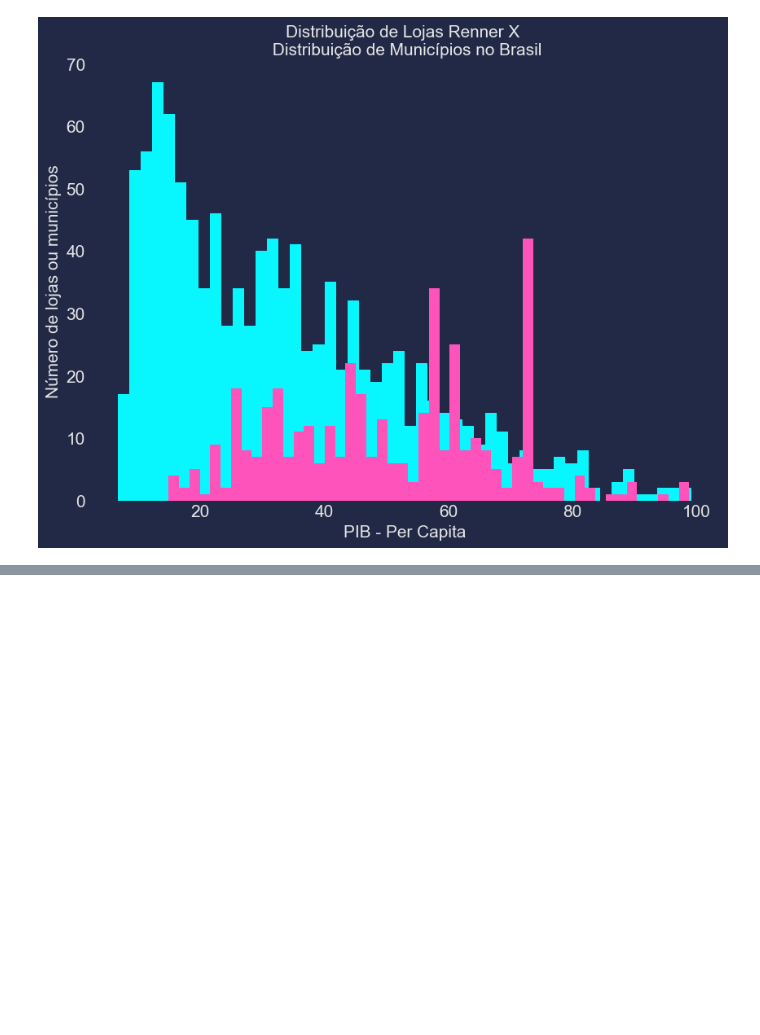
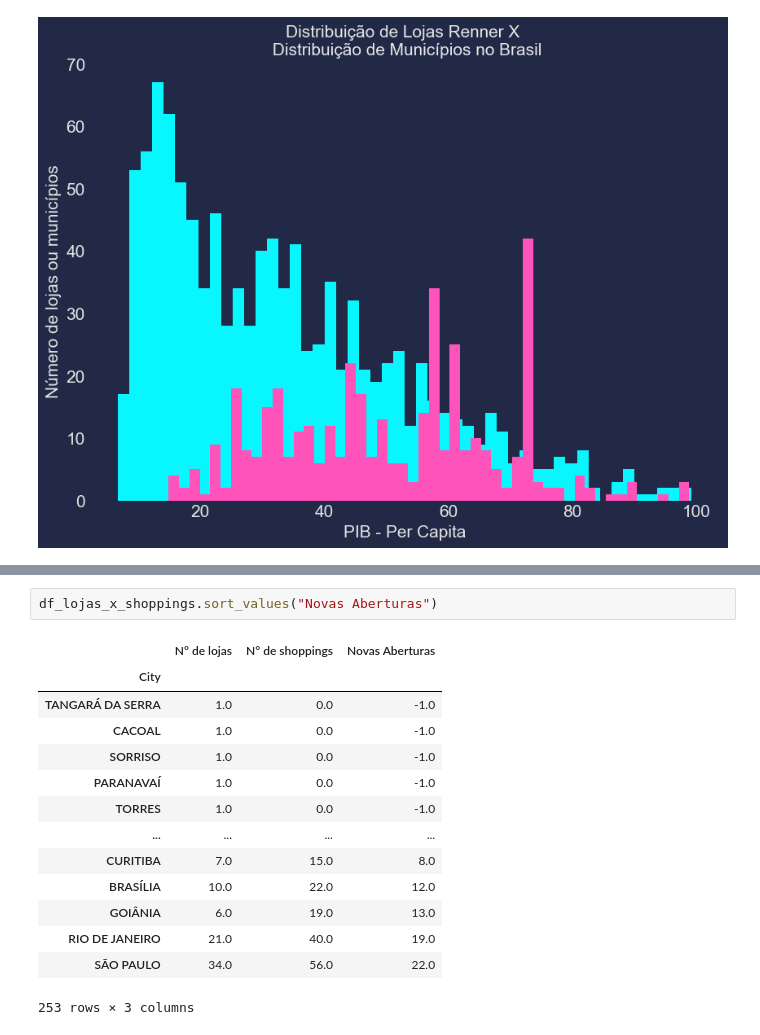
Before and after one commit to edigarmaia/python-mercado-financeiro, a Jupyter notebook: Analise Fundamentalista com Dados.ipynb, the cells around one changed output, grey strips where cells are left out. Cells and saved outputs as stored; diff of their text form; blank space fills up the shorter version.

```diff
--- a/Analise Fundamentalista com Dados.ipynb
+++ b/Analise Fundamentalista com Dados.ipynb
@@ -391,0 +561,17 @@ dados_shoppings['City'] = dados
+# %%
+df_lojas_x_shoppings.sort_values("Novas Aberturas")
+# %% [output]
+|  | N° de lojas | N° de shoppings | Novas Aberturas |
+| City |  |  |  |
+| TANGARÁ DA SERRA | 1.0 | 0.0 | -1.0 |
+| CACOAL | 1.0 | 0.0 | -1.0 |
+| SORRISO | 1.0 | 0.0 | -1.0 |
+| PARANAVAÍ | 1.0 | 0.0 | -1.0 |
+| TORRES | 1.0 | 0.0 | -1.0 |
+| ... | ... | ... | ... |
+| CURITIBA | 7.0 | 15.0 | 8.0 |
+| BRASÍLIA | 10.0 | 22.0 | 12.0 |
+| GOIÂNIA | 6.0 | 19.0 | 13.0 |
+| RIO DE JANEIRO | 21.0 | 40.0 | 19.0 |
+| SÃO PAULO | 34.0 | 56.0 | 22.0 |
+253 rows × 3 columns
```
Also changed, not shown: parts of 24 cells of this notebook.
